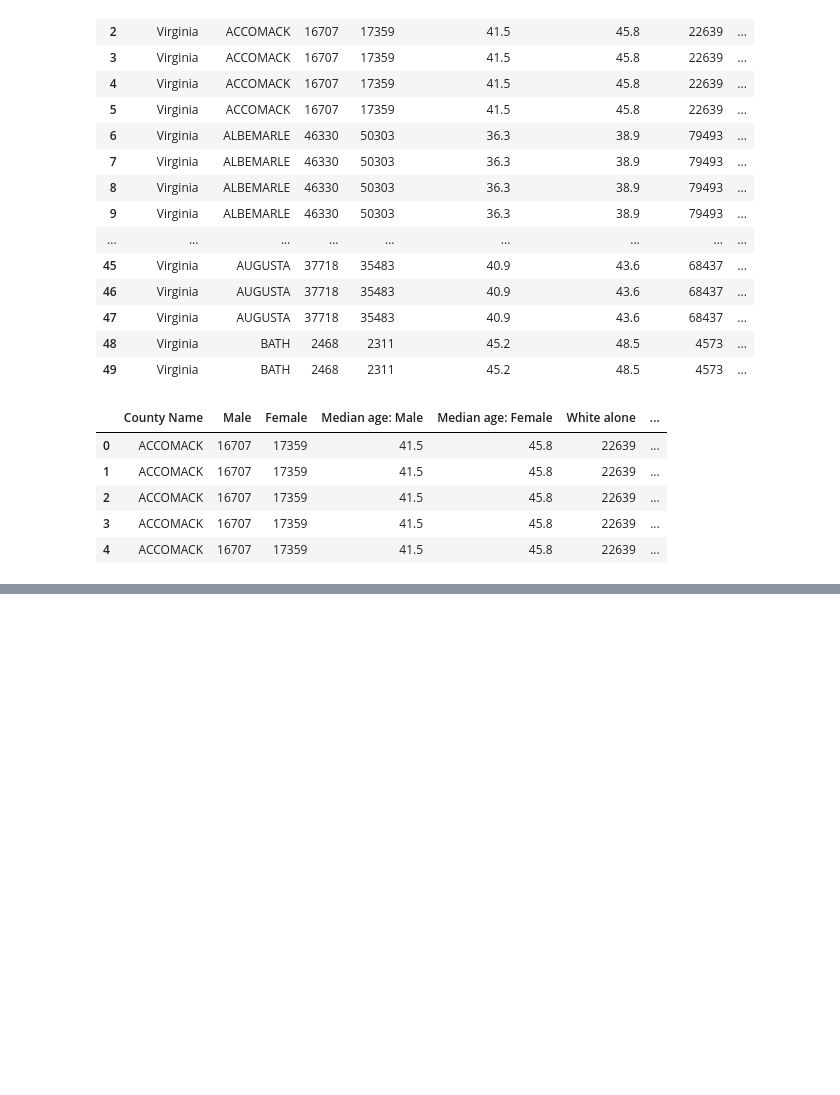
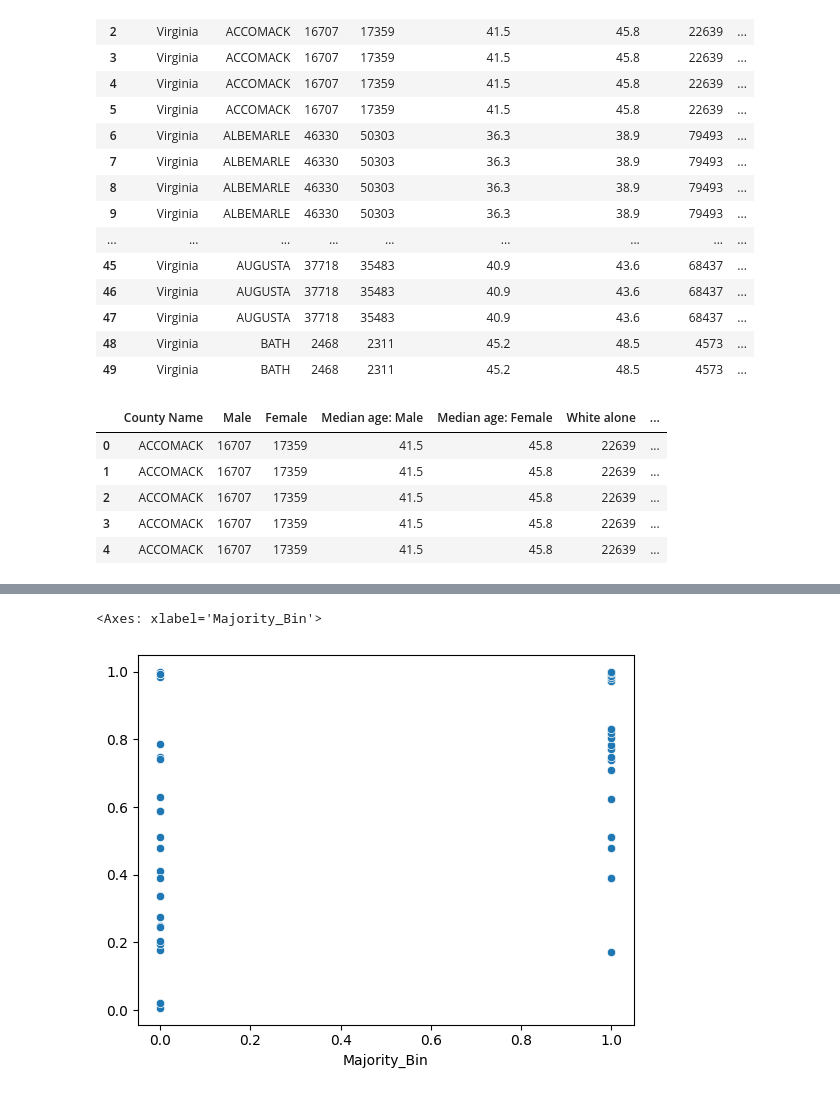
Before and after one commit to kirsten-fung/project_voting, a Jupyter notebook: voting_cleaning2.ipynb, the cells around one changed output, grey strips where cells are left out. Saved outputs shown, nothing was run; the diff lists cells and outputs as text; code cells hidden in the pictures; blank space fills up the shorter version.

Commit message:
random forest

```diff
--- a/voting_cleaning2.ipynb
+++ b/voting_cleaning2.ipynb
@@ -219,0 +255,15 @@ merged.head()
+# %%
+from sklearn.ensemble import RandomForestRegressor
+
+# Fit model:
+model = RandomForestRegressor() # Build a random forest model
+rf = model.fit(X_train,y_train) # Fit the rf model
+
+# Make predictions:
+y_hat_rf = rf.predict(X_test) # Model predictions
+# %%
+# Scatterplot of predicted v. actual:
+sns.scatterplot(x=y_test, y=y_hat_rf) # Predicted v Actual
+# %% [output]
+<Axes: xlabel='Majority_Bin'>
+[figure, added]
```
Also changed, not shown: parts of 6 cells of this notebook.
